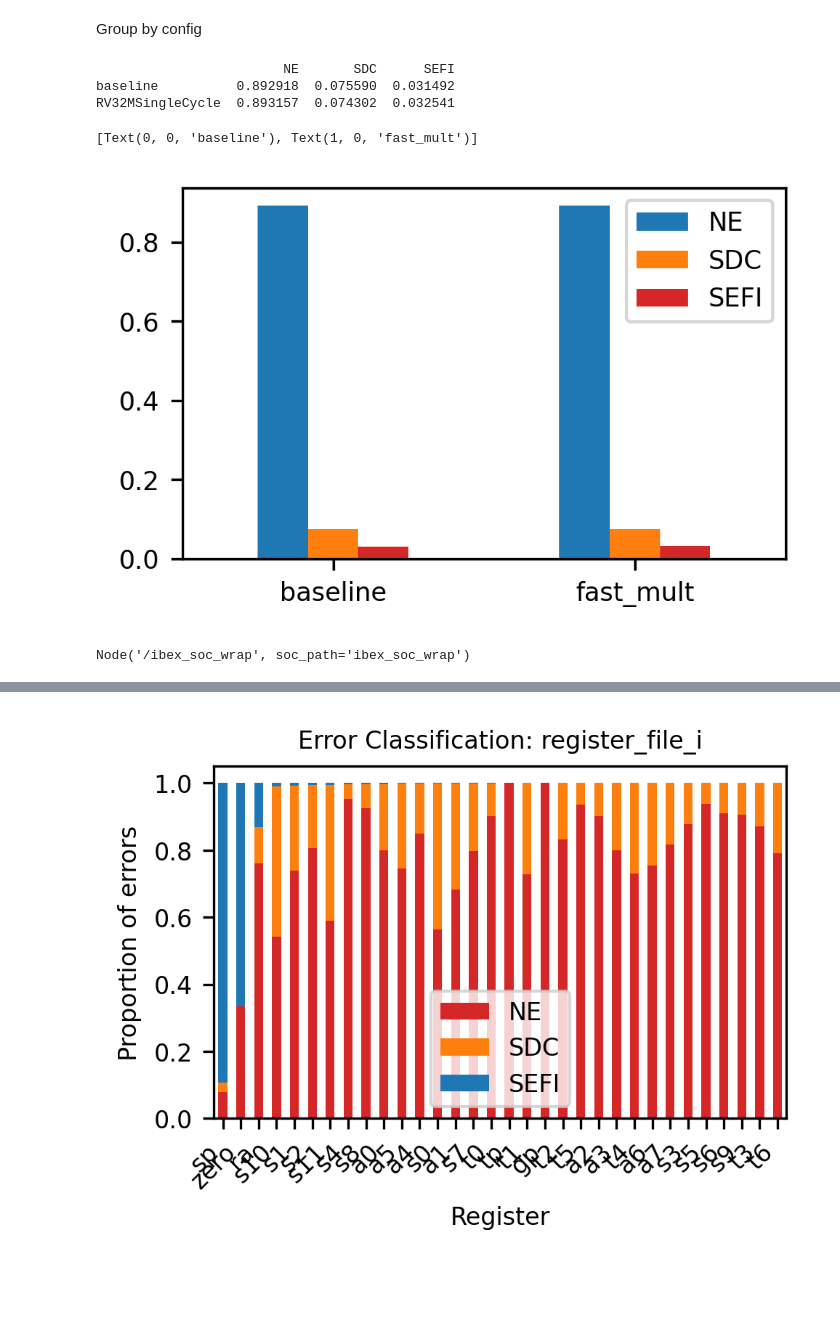
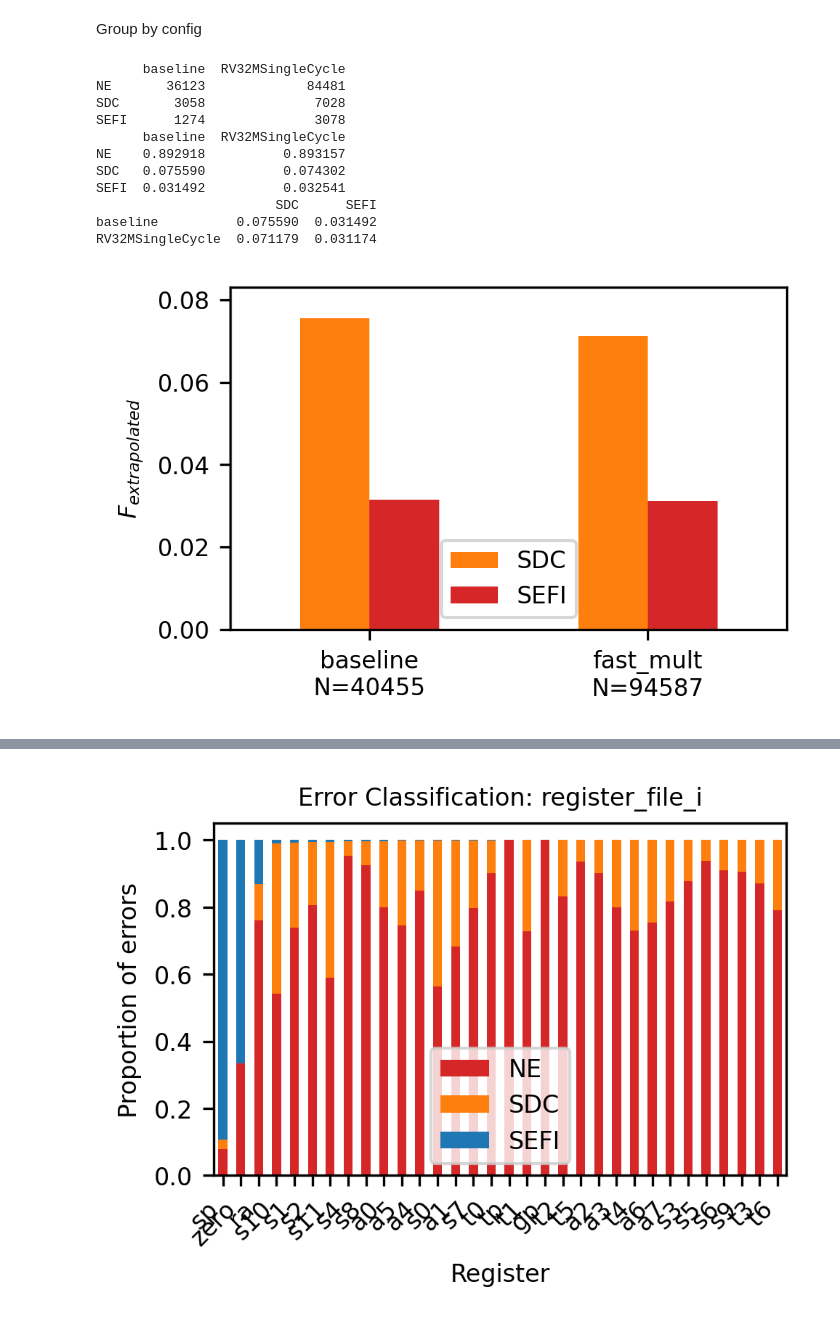
Before and after one commit to ahll19/PULSE, a Jupyter notebook: nsrec_plots.ipynb, the cells around one changed output, grey strips where cells are left out. Cells and saved outputs as stored; diff of their text form; code cells hidden in the pictures; blank space fills up the shorter version.

Commit message:
f_extrapolated multi bar plot

```diff
--- a/nsrec_plots.ipynb
+++ b/nsrec_plots.ipynb
@@ -46,12 +43,13 @@ a boolean indicating if the raw data is to be parsed and cached.
 """
 
 data_set_info = {
-    "baseline"          : ["src/run_info/ibex_coremark.ini", 0],
-    "RV32MSingleCycle"  : ["src/run_info/ibex_RV32MSingleCycle_coremark.ini", 0]
+    "baseline"          : ["src/run_info/ibex_coremark.ini", 1],
+    "RV32MSingleCycle"  : ["src/run_info/ibex_RV32MSingleCycle_coremark.ini", 1]
 }
 # %%
 class SeuDataSet(NamedTuple):
-    root: RunInfo
+    runinfo: RunInfo
+    root: Node
     node: Tuple[Node]
     root_data: SeuLog
     node_data: SeuLog
@@ -69,7 +67,7 @@ for data_set, runinfo_path in data_set_info.items():
         root_data = data_interface.get_seu_log_by_node(root)
         node_runs = list(node_data.index)
 
-        save = SeuDataSet(root, node, root_data, node_data, golden, data_interface)
+        save = SeuDataSet(runinfo, root, node, root_data, node_data, golden, data_interface)
 
         try:
             pickle.dump(save, open(f"cache/{data_set}.pickle", "wb"))
@@ -197,47 +207,74 @@ Totals of RV32MSingleCycle: 94587
 # %% [markdown]
 Group by config
 # %%
+from src.analysis.structures.error_definitions import (
+    SilentError,
+    DataCorruptionError,
+    CriticalError,
+    BaseError,
+)
+
 x_tick_locs = np.arange(len(data_sets.keys()))
+
 # provide which errors are to be plotted
-errors_classes_to_plot = [SilentError, DataCorruptionError, CriticalError]
+errors_classes_to_plot = [DataCorruptionError, CriticalError]
 transpose = 1
 
-plot_df = pd.DataFrame()
+df_raw = pd.DataFrame()
 
 # Multi bar plot grouped by configuration
 for name, data_set in data_sets.items():
 
     # get error outcomes
     data = BaseTools.error_classification(data_set.data_interface, data_set.root, visualize=False)
 
     # count unique values
-    error_class_names  = [error_class.name for error_class in errors_classes_to_plot] # get names
-    counts = data[data.isin(error_class_names)].value_counts()
+    counts = data.value_counts()
     counts = counts.rename(name)
 
     # build data to plot
-    plot_df = pd.concat([plot_df, counts], axis=1, sort=False)
+    df_raw = pd.concat([df_raw, counts], axis=1, sort=False)
+
+# get proportions of each error class against sum of each row
+# i.e. f_samples / n_samples
+N_sampled = df_raw.sum(axis=0)
+df_prop = df_raw.div(N_sampled, axis=1) # proportional
+
+# population size of each config normalized to baseline
+S_pop = np.array([getattr(data_sets[name].runinfo.data, "cpu_cyles") for name in data_sets.keys()]) / getattr(data_sets["baseline"].runinfo.data, "cpu_cyles")
+
+# calc extrapolated f = S * (f_samples / n_samples)
+f_extrapolated = df_prop.multiply(S_pop, axis=1)
+
+# plot
+error_class_names = [str(error_class.name) for error_class in errors_classes_to_plot]
+f_extrapolated = f_extrapolated.loc[error_class_names]
 
 if transpose:
-    plot_df = plot_df.transpose()
+    f_extrapolated = f_extrapolated.transpose()
 
-# get proportions of each error class against sum of each row
-# print(plot_df.sum(axis=1).values())
-plot_df = plot_df.div(plot_df.sum(axis=1), axis=0) # proportional
+print(df_raw)
+print(df_prop)
+print(f_extrapolated)
 
-S = 2806 * np.array()
+ax = f_extrapolated.plot.bar(color=[error_class.color for error_class in errors_classes_to_plot])
 
-print(plot_df)
-ax = plot_df.plot.bar(color=[error_class.color for error_class in errors_classes_to_plot])
 legend = ax.get_legend_handles_labels()
-ax.set_xticklabels(["baseline", "fast_mult"], rotation=0)
+
+if transpose:
+    ax.set_xticklabels([f"baseline\nN={N_sampled.iloc[0]}", f"fast_mult\nN={N_sampled.iloc[1]}"], rotation=0)
+    ax.set_ylim(0, 1.1 * f_extrapolated.max().max())
+    ax.set_ylabel(r"$F_{extrapolated}$")
 # %% [output]
-                        NE       SDC      SEFI
-baseline          0.892918  0.075590  0.031492
-RV32MSingleCycle  0.893157  0.074302  0.032541
+      baseline  RV32MSingleCycle
+NE       36123             84481
+SDC       3058              7028
+SEFI      1274              3078
+      baseline  RV32MSingleCycle
+NE    0.892918          0.893157
+SDC   0.075590          0.074302
+SEFI  0.031492          0.032541
+                       SDC      SEFI
+baseline          0.075590  0.031492
+RV32MSingleCycle  0.071179  0.031174
-[Text(0, 0, 'baseline'), Text(1, 0, 'fast_mult')]
-[figure, old version]
+[figure, new version]
-# %%
-data_sets["baseline"].root
-# %% [output]
-Node('/ibex_soc_wrap', soc_path='ibex_soc_wrap')
```
Also changed, not shown: parts of 5 cells of this notebook, 2 other files.
